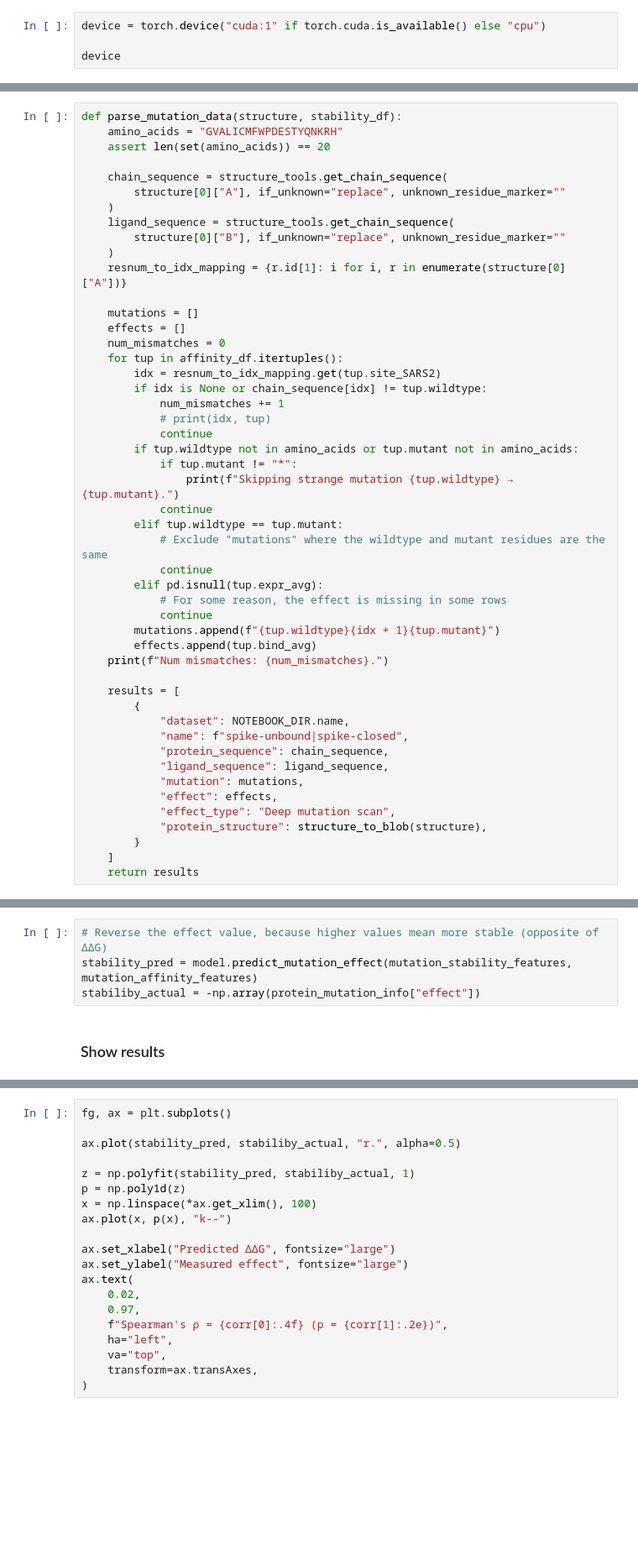
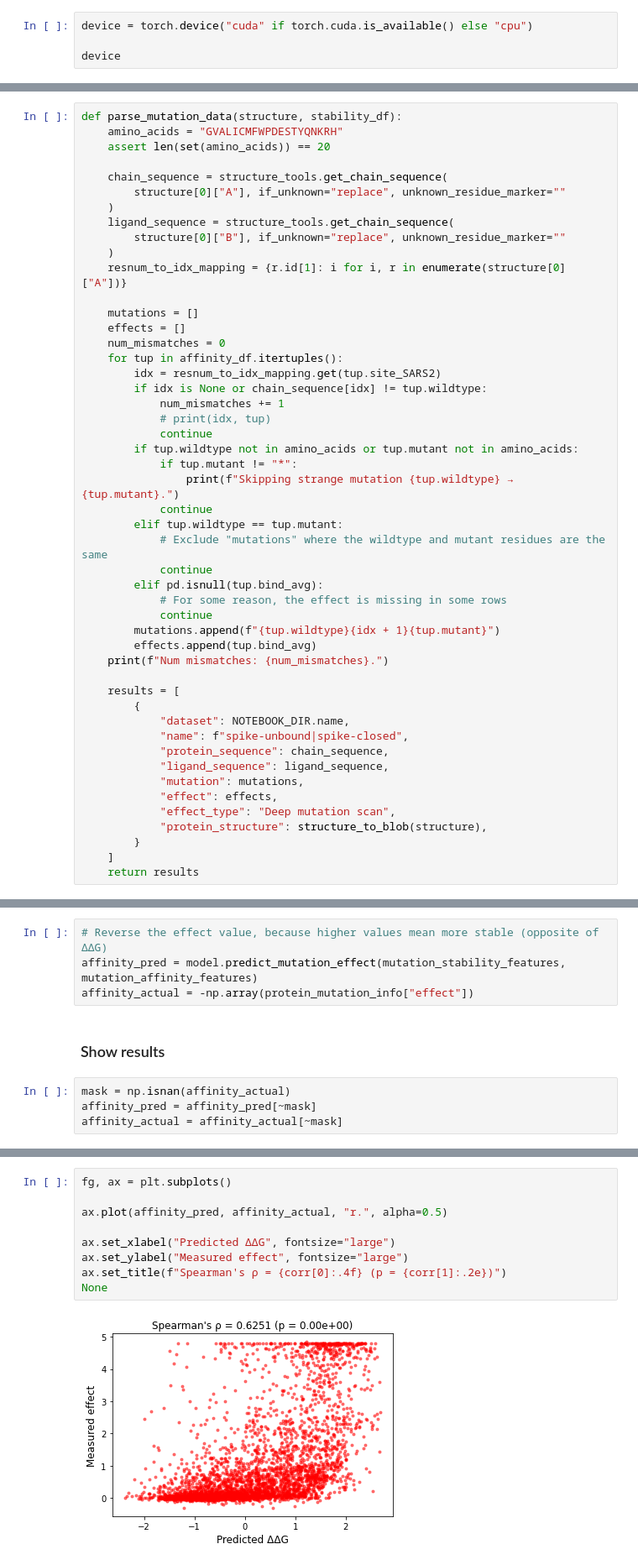
Before and after one commit to elaspic/elaspic2, a Jupyter notebook: notebooks/10_affinity_demo.ipynb, the cells around one changed output, grey strips where cells are left out. Shown at 84% size. Drawn from its saved outputs; the diff is of its cells as text; blank space fills up the shorter version.

Commit message:
Update affinity and stability demos

```diff
--- a/notebooks/10_affinity_demo.ipynb
+++ b/notebooks/10_affinity_demo.ipynb
@@ -54,5 +74,5 @@ PosixPath('/home/kimlab4/strokach/workspace/elaspic-v2/notebooks/10_affinity_dem
 # %%
-device = torch.device("cuda:1" if torch.cuda.is_available() else "cpu")
+device = torch.device("cuda" if torch.cuda.is_available() else "cpu")
 
 device
 # %% [output]
@@ -114,7 +134,7 @@ def parse_mutation_data(structure, stability_df):
         elif tup.wildtype == tup.mutant:
             # Exclude "mutations" where the wildtype and mutant residues are the same
             continue
-        elif pd.isnull(tup.expr_avg):
+        elif pd.isnull(tup.bind_avg):
             # For some reason, the effect is missing in some rows
             continue
         mutations.append(f"{tup.wildtype}{idx + 1}{tup.mutant}")
@@ -243,8 +263,12 @@ mutation_stability_features = list(
 ### Predict mutation effects on stability
 # %%
 # Reverse the effect value, because higher values mean more stable (opposite of ΔΔG)
-stability_pred = model.predict_mutation_effect(mutation_stability_features, mutation_affinity_features)
-stabiliby_actual = -np.array(protein_mutation_info["effect"])
+affinity_pred = model.predict_mutation_effect(mutation_stability_features, mutation_affinity_features)
+affinity_actual = -np.array(protein_mutation_info["effect"])
 # %% [markdown]
 ### Show results
+# %%
+mask = np.isnan(affinity_actual)
+affinity_pred = affinity_pred[~mask]
+affinity_actual = affinity_actual[~mask]
 # %%
@@ -254,20 +280,11 @@ corr
 # %%
 fg, ax = plt.subplots()
 
-ax.plot(stability_pred, stabiliby_actual, "r.", alpha=0.5)
-
-z = np.polyfit(stability_pred, stabiliby_actual, 1)
-p = np.poly1d(z)
-x = np.linspace(*ax.get_xlim(), 100)
-ax.plot(x, p(x), "k--")
+ax.plot(affinity_pred, affinity_actual, "r.", alpha=0.5)
 
 ax.set_xlabel("Predicted ΔΔG", fontsize="large")
 ax.set_ylabel("Measured effect", fontsize="large")
-ax.text(
-    0.02,
-    0.97,
-    f"Spearman's ρ = {corr[0]:.4f} (p = {corr[1]:.2e})",
-    ha="left",
-    va="top",
-    transform=ax.transAxes,
-)
+ax.set_title(f"Spearman's ρ = {corr[0]:.4f} (p = {corr[1]:.2e})")
+None
+# %% [output]
+[figure, added]
```
Also changed, not shown: parts of 5 cells of this notebook, 1 other file.
